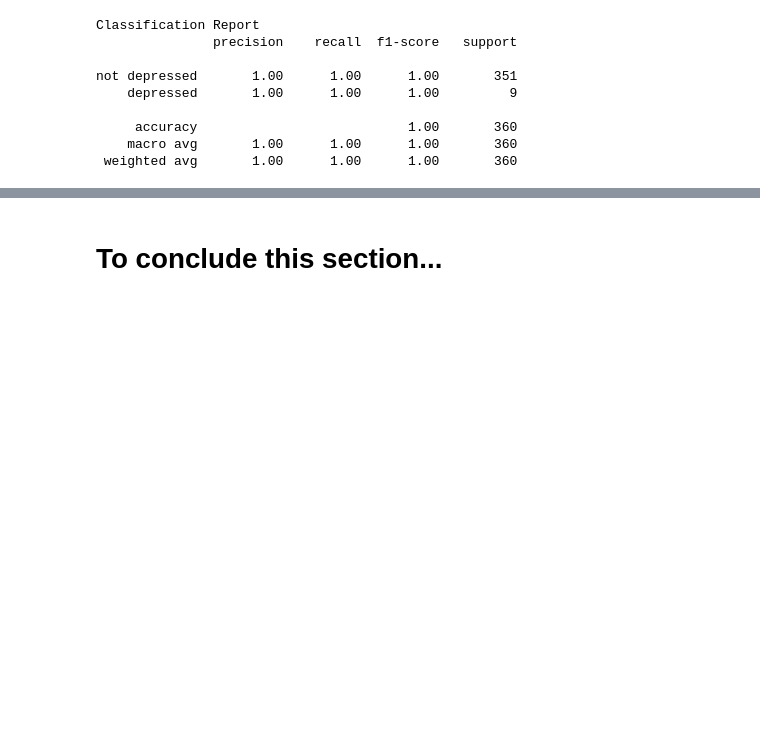
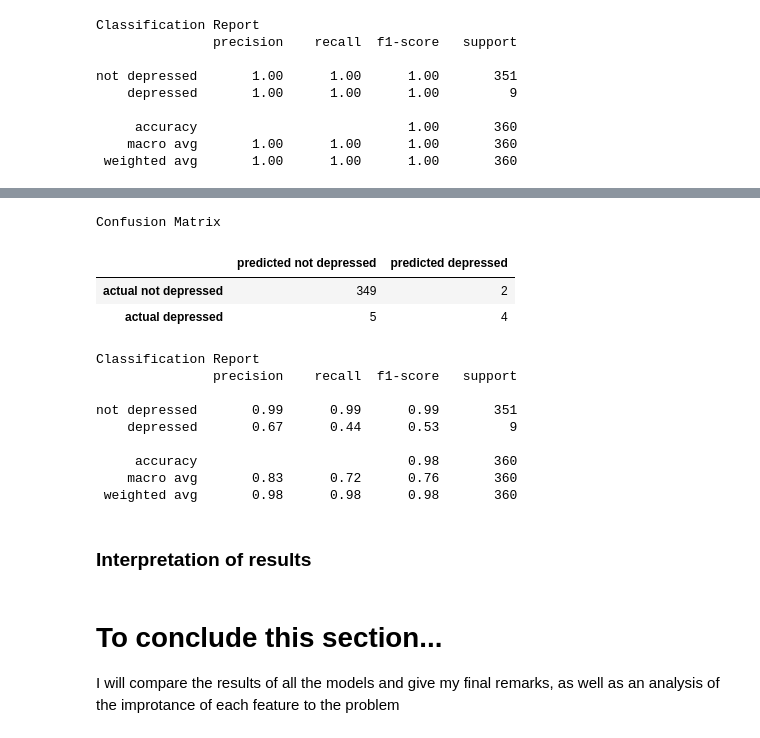
Before and after one commit to FintanMc/MachineLearning, a Jupyter notebook: notebooks/models.ipynb, the cells around one changed output, grey strips where cells are left out. Drawn from its saved outputs; the diff is of its cells as text; code cells hidden in the pictures; blank space fills up the shorter version.

```diff
--- a/notebooks/models.ipynb
+++ b/notebooks/models.ipynb
@@ -216,5 +293,26 @@ not depressed       1.00      1.00      1.00       351
+# %%
+mlp_results = run_test(best_estimator, splits)
+display(mlp_results['confusion_matrix'])
+print(mlp_results['classification_report'])
+# %% [output]
+Confusion Matrix
+|  | predicted not depressed | predicted depressed |
+| actual not depressed | 349 | 2 |
+| actual depressed | 5 | 4 |
+Classification Report
+               precision    recall  f1-score   support
+
+not depressed       0.99      0.99      0.99       351
+    depressed       0.67      0.44      0.53         9
+
+     accuracy                           0.98       360
+    macro avg       0.83      0.72      0.76       360
+ weighted avg       0.98      0.98      0.98       360
+# %% [markdown]
+### Interpretation of results
 # %% [markdown]
 # To conclude this section...
+I will compare the results of all the models and give my final remarks, as well as an analysis of the improtance of each feature to the problem
 # %%
 from baseline_model import baseline_model
 
```
Also changed, not shown: parts of 27 cells of this notebook, 4 other files.
